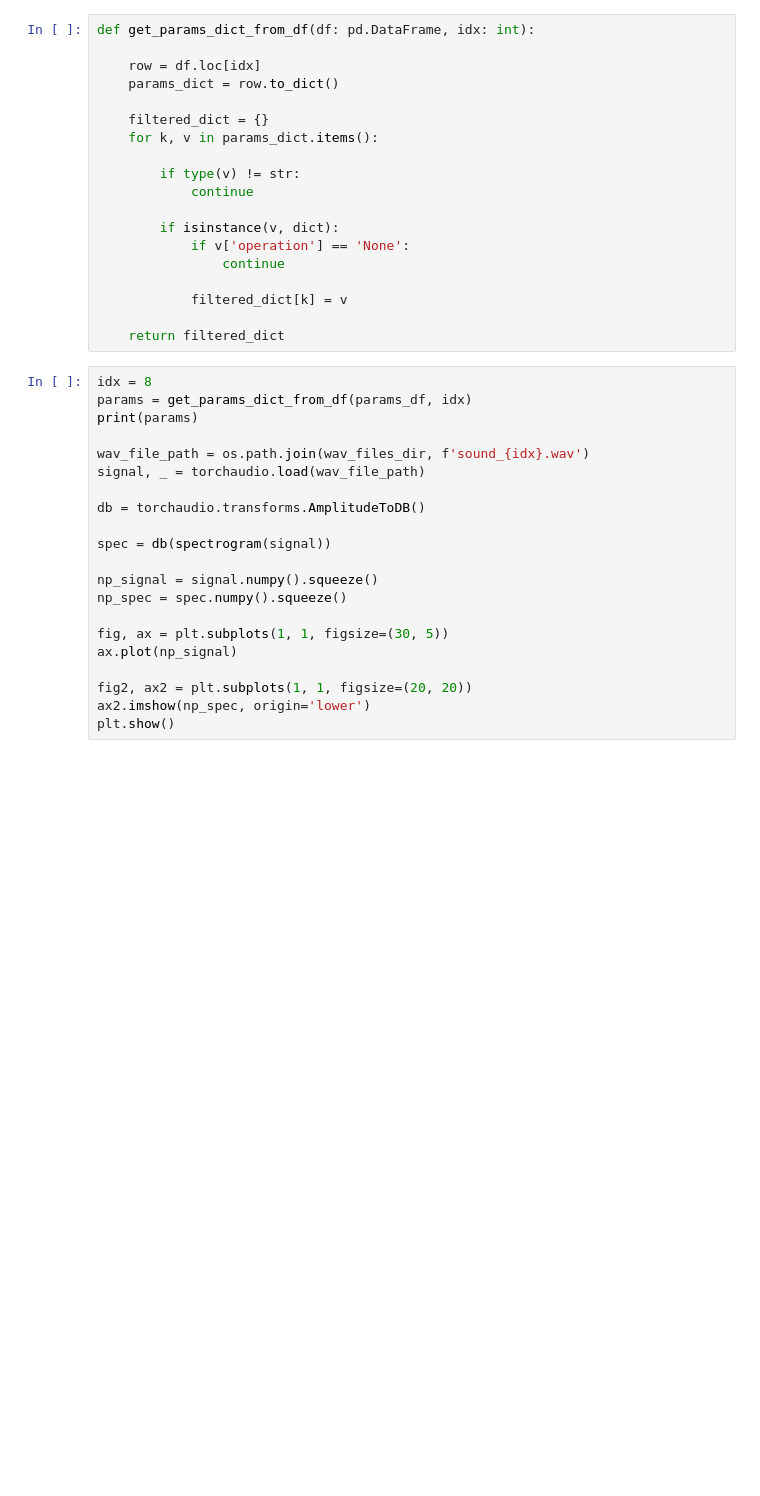
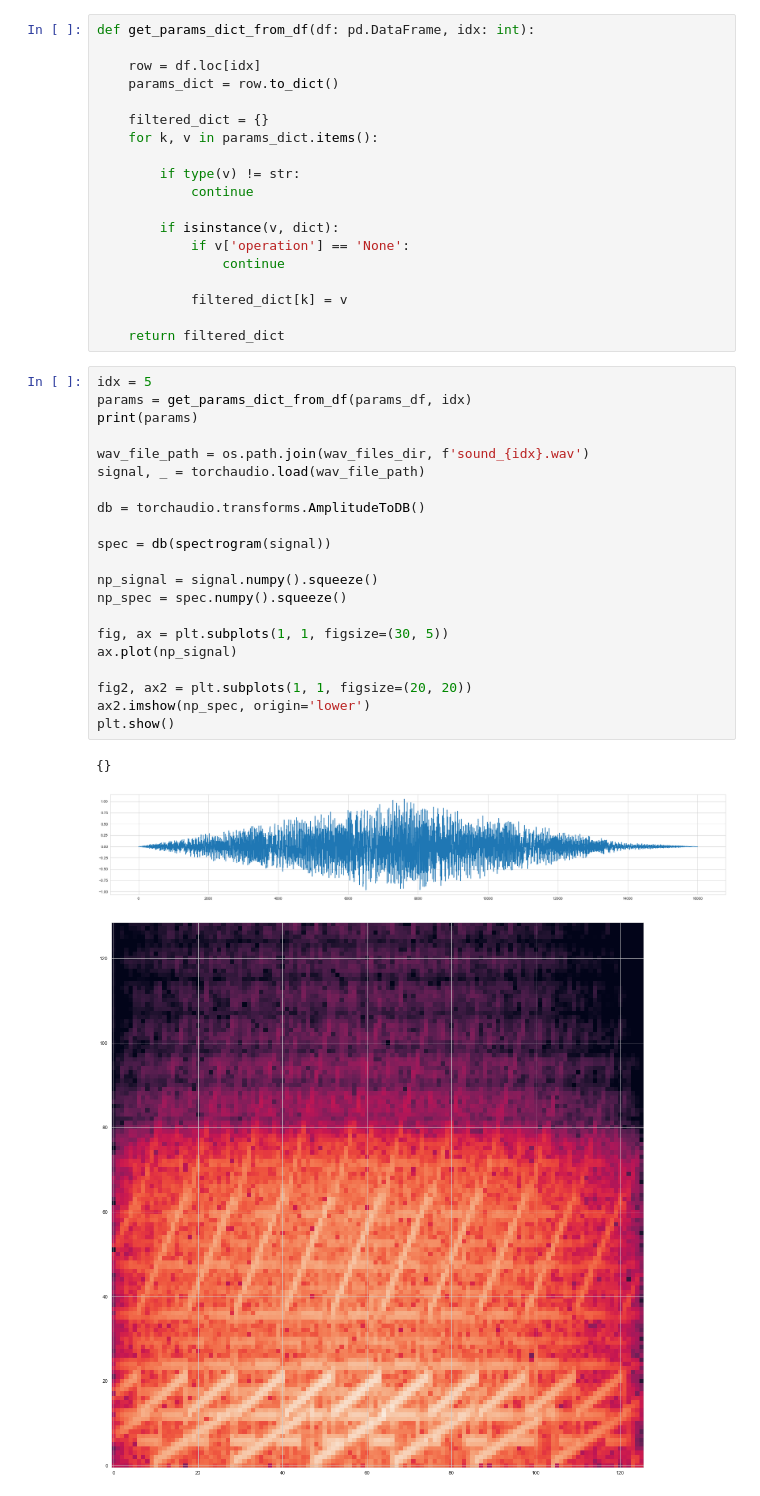
Before and after one commit to aisynth/diffmoog, a Jupyter notebook: visualization_notebooks/visualize_data.ipynb, the cells around one changed output. Saved outputs shown, nothing was run; the diff lists cells and outputs as text; blank space fills up the shorter version.

```diff
--- a/visualization_notebooks/visualize_data.ipynb
+++ b/visualization_notebooks/visualize_data.ipynb
@@ -56,26 +56,30 @@ def get_params_dict_from_df(df: pd.DataFrame, idx: int):
 
     return filtered_dict
 # %%
-idx = 8
+idx = 5
 params = get_params_dict_from_df(params_df, idx)
 print(params)
 
 wav_file_path = os.path.join(wav_files_dir, f'sound_{idx}.wav')
 signal, _ = torchaudio.load(wav_file_path)
 
 db = torchaudio.transforms.AmplitudeToDB()
 
 spec = db(spectrogram(signal))
 
 np_signal = signal.numpy().squeeze()
 np_spec = spec.numpy().squeeze()
 
 fig, ax = plt.subplots(1, 1, figsize=(30, 5))
 ax.plot(np_signal)
 
 fig2, ax2 = plt.subplots(1, 1, figsize=(20, 20))
 ax2.imshow(np_spec, origin='lower')
 plt.show()
+# %% [output]
+{}
+[figure, added]
+[figure, added]
 # %%
 filtered_sound = lowpass_biquad(signal, 16000, 8010)
 np_filtered_sound = filtered_sound.numpy().squeeze()
```
Also changed, not shown: parts of 2 cells of this notebook, 3 other files.
